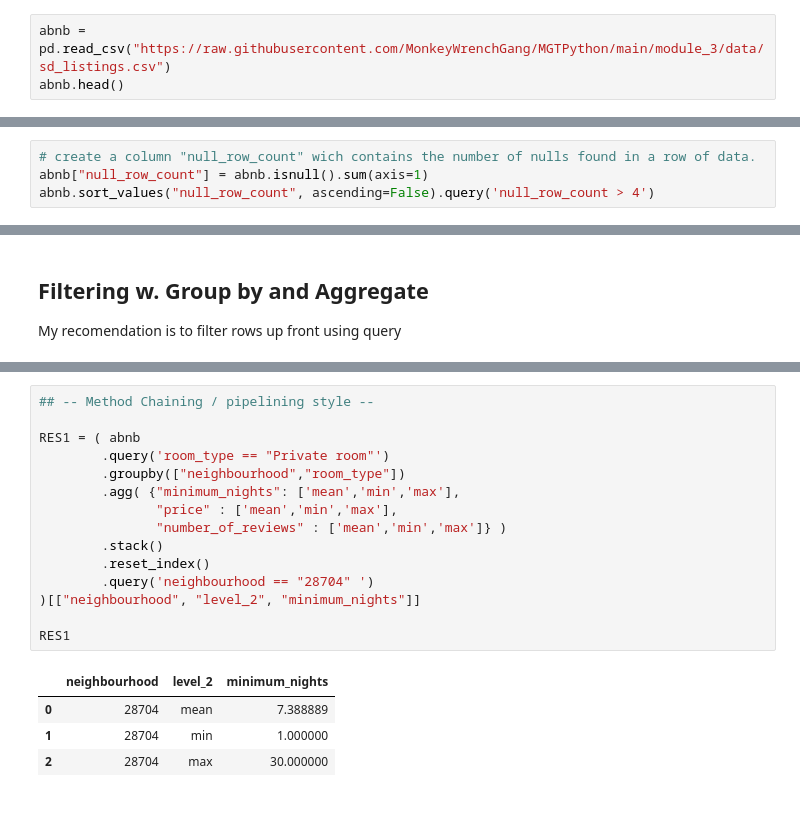
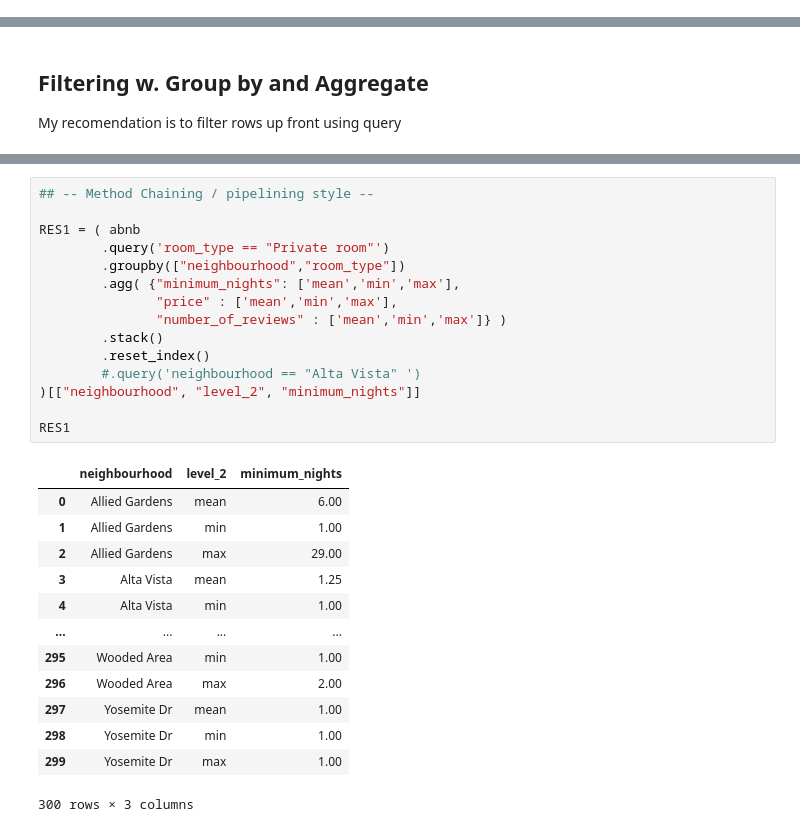
Before and after one commit to MonkeyWrenchGang/MGTPython, a Jupyter notebook: module_3/3_1_crunching_w_pandas.ipynb, the cells around one changed output, grey strips where cells are left out. Drawn from its saved outputs; the diff is of its cells as text.

````diff
--- a/module_3/3_1_crunching_w_pandas.ipynb
+++ b/module_3/3_1_crunching_w_pandas.ipynb
@@ -61,6 +61,3 @@ http://insideairbnb.com/san-diego/
 abnb = pd.read_csv("https://raw.githubusercontent.com/MonkeyWrenchGang/MGTPython/main/module_3/data/sd_listings.csv")
 abnb.head()
 ```
-# %%
-abnb = pd.read_csv("https://raw.githubusercontent.com/MonkeyWrenchGang/MGTPython/main/module_3/data/sd_listings.csv")
-abnb.head()
@@ -166,4 +349,0 @@ dtype: int64
-# %%
-# create a column "null_row_count" wich contains the number of nulls found in a row of data.
-abnb["null_row_count"] = abnb.isnull().sum(axis=1)
-abnb.sort_values("null_row_count", ascending=False).query('null_row_count > 4')
@@ -381,20 +582,29 @@ abnb.query('room_type == "Private room"').groupby(["neighbourhood","room_type"])
 # %%
 ## -- Method Chaining / pipelining style --
 
 RES1 = ( abnb
         .query('room_type == "Private room"')
         .groupby(["neighbourhood","room_type"])
         .agg( {"minimum_nights": ['mean','min','max'],
                "price" : ['mean','min','max'],
                "number_of_reviews" : ['mean','min','max']} )
         .stack()
         .reset_index()
-        .query('neighbourhood == "28704" ')
+        #.query('neighbourhood == "Alta Vista" ')
 )[["neighbourhood", "level_2", "minimum_nights"]]
 
 RES1
 # %% [output]
 |  | neighbourhood | level_2 | minimum_nights |
-| 0 | 28704 | mean | 7.388889 |
-| 1 | 28704 | min | 1.000000 |
-| 2 | 28704 | max | 30.000000 |
+| 0 | Allied Gardens | mean | 6.00 |
+| 1 | Allied Gardens | min | 1.00 |
+| 2 | Allied Gardens | max | 29.00 |
+| 3 | Alta Vista | mean | 1.25 |
+| 4 | Alta Vista | min | 1.00 |
+| ... | ... | ... | ... |
+| 295 | Wooded Area | min | 1.00 |
+| 296 | Wooded Area | max | 2.00 |
+| 297 | Yosemite Dr | mean | 1.00 |
+| 298 | Yosemite Dr | min | 1.00 |
+| 299 | Yosemite Dr | max | 1.00 |
+300 rows × 3 columns
````
Also changed, not shown: parts of 53 cells of this notebook.
